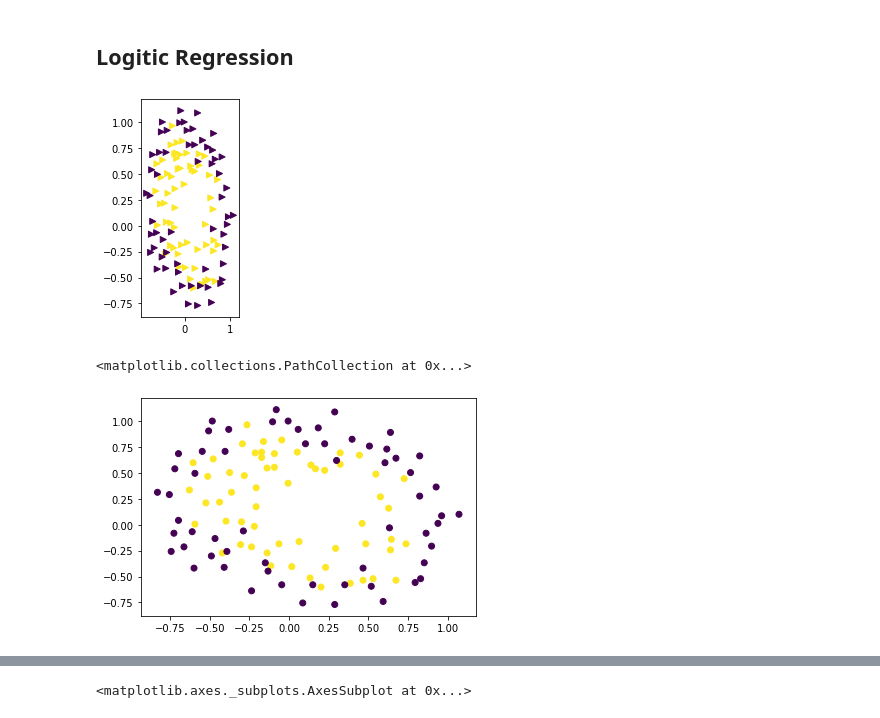
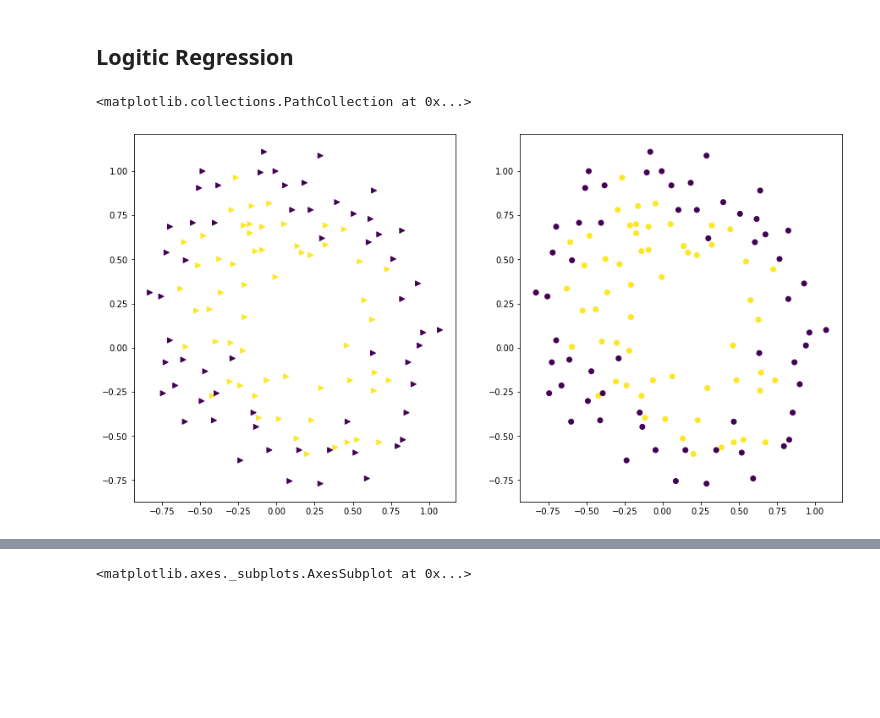
Before and after one commit to hccho2/hccho2FirstGitProject, a Jupyter notebook: pandas_basic_iris.ipynb, the cells around one changed output, grey strips where cells are left out. Saved outputs shown, nothing was run; the diff lists cells and outputs as text; code cells hidden in the pictures; blank space fills up the shorter version.

```diff
--- a/pandas_basic_iris.ipynb
+++ b/pandas_basic_iris.ipynb
@@ -434,20 +457,17 @@ import tensorflow as tf
 # %%
 mydata = np.genfromtxt('mydata2.txt',delimiter=',',dtype=np.float32)
 A = mydata[:,0:2]
 B = mydata[:,-1].reshape(-1,1)  # mydata[:,2:3]
-plt.subplot(131)
+plt.figure(figsize=(15,8))
+plt.subplot(1,2,1)
 plt.scatter(A[:, 0], A[:, 1], c=B[:,0],marker=">")
-
+plt.subplot(1,2,2)
+plt.scatter(A[:, 0], A[:, 1], c=B[:,0],marker="o")
 
 #A = (A-np.mean(A,0))/np.std(A,0)
-AA=np.insert(A,0,np.ones(A.shape[0]),axis=1)
 # %% [output]
+<matplotlib.collections.PathCollection at 0x...>
-[figure, old version]
+[figure, new version]
-# %%
-plt.scatter(A[:, 0], A[:, 1], c=B[:,0],marker="o")
-# %% [output]
-<matplotlib.collections.PathCollection at 0x...>
-[figure, removed]
 # %%
 df=pd.DataFrame(data=mydata,columns=['x','y','c'])
 df.head(5)
```
Also changed, not shown: parts of 30 cells of this notebook.
